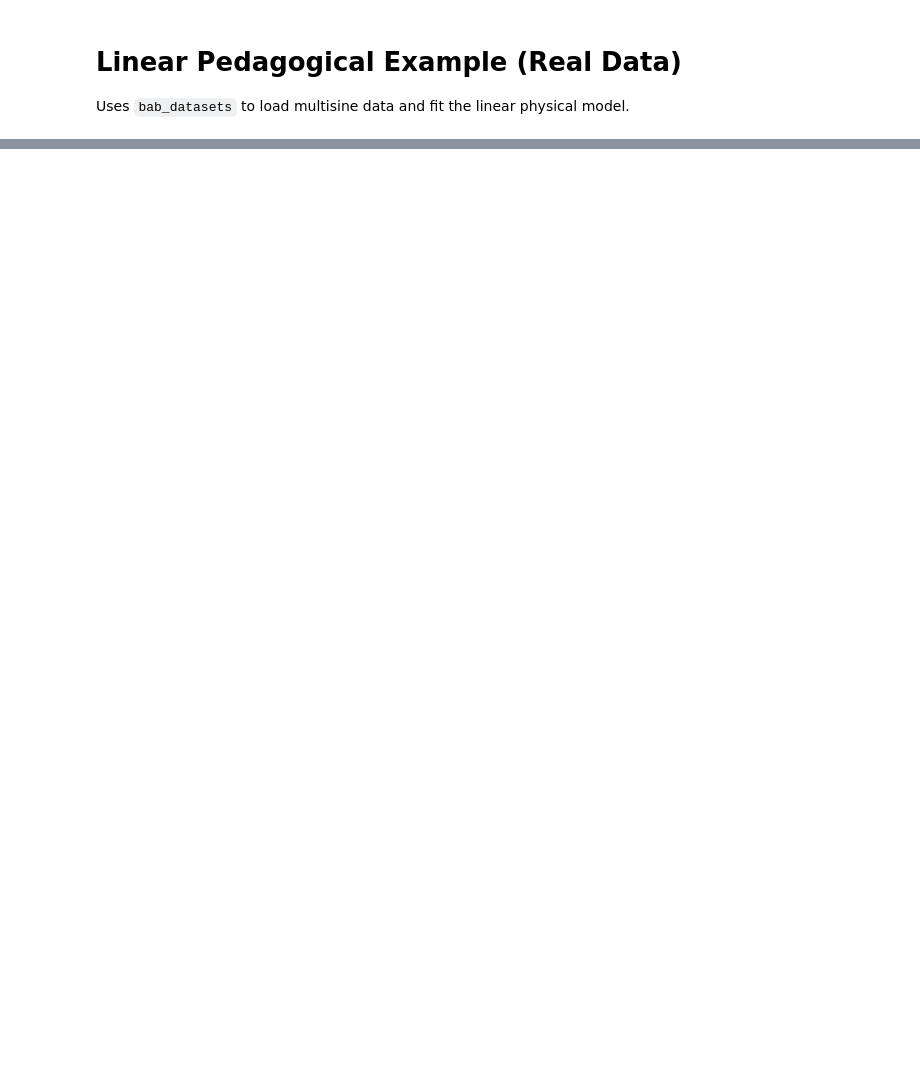
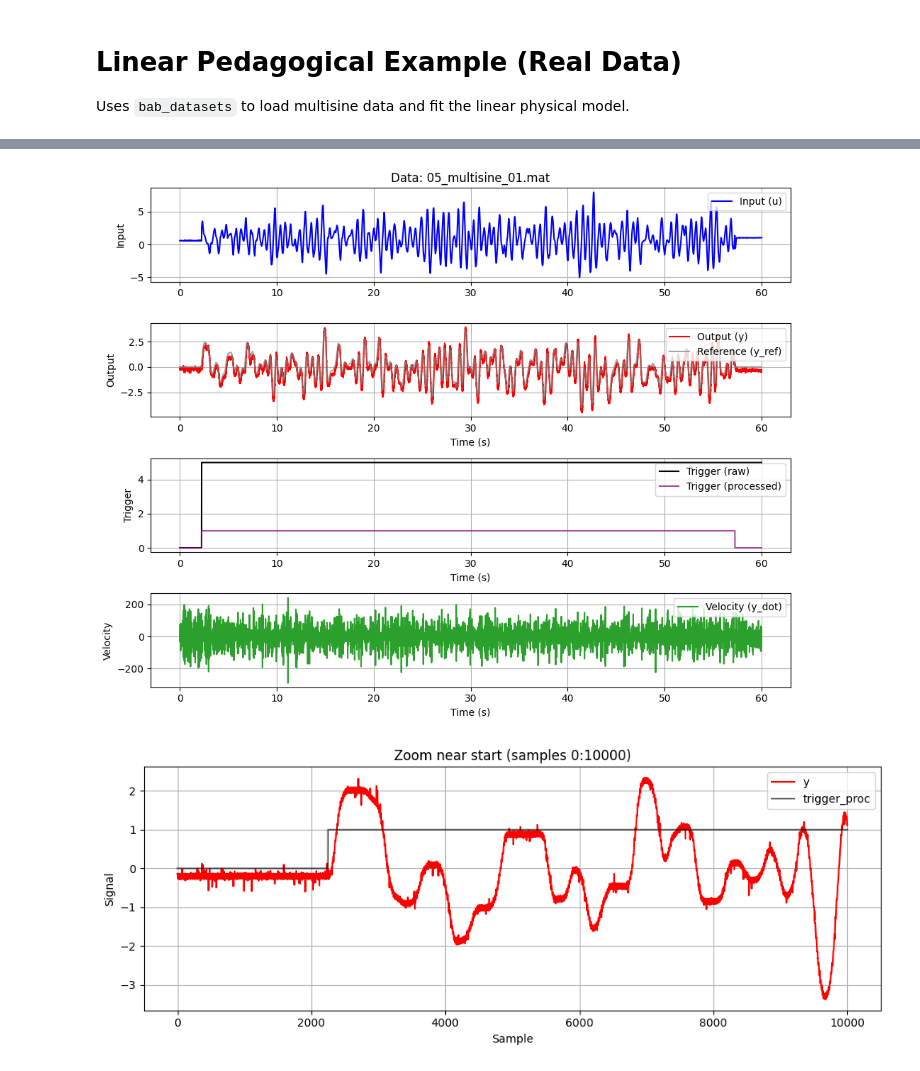
Before and after one commit to dani2442/2026-Hybrid-Signal-Learning, a Jupyter notebook: Pedagogical_example_NODE_linear_data.ipynb, the cells around one changed output, grey strips where cells are left out. Cells and saved outputs as stored; diff of their text form; code cells hidden in the pictures; blank space fills up the shorter version.

```diff
--- a/Pedagogical_example_NODE_linear_data.ipynb
+++ b/Pedagogical_example_NODE_linear_data.ipynb
@@ -17,24 +37,25 @@ print(f"Using device: {device}")
 # %%
 # ==========================================
 # 1. LOAD DATA (multisine_05)
 # ==========================================
-velMethod = "central"
-
 data = nod.load_experiment(
     "multisine_05",
     preprocess=True,
     plot=True,
     end_idx=None,
     resample_factor=50,
-    zoom_last_n=200,
-    y_dot_method=velMethod,
+    zoom_last_n=10000,
+    y_dot_method="central",
 )
 
 u, y, y_ref, y_dot = data
 
 # Time vector from sampling_time
 Ts = data.sampling_time
 t = np.arange(len(u)) * Ts
 
 # Stack states: [position, velocity]
 y_sim = np.column_stack([y, y_dot])
+# %% [output]
+[figure, added]
+[figure, added]
```
Also changed, not shown: parts of 6 cells of this notebook.
